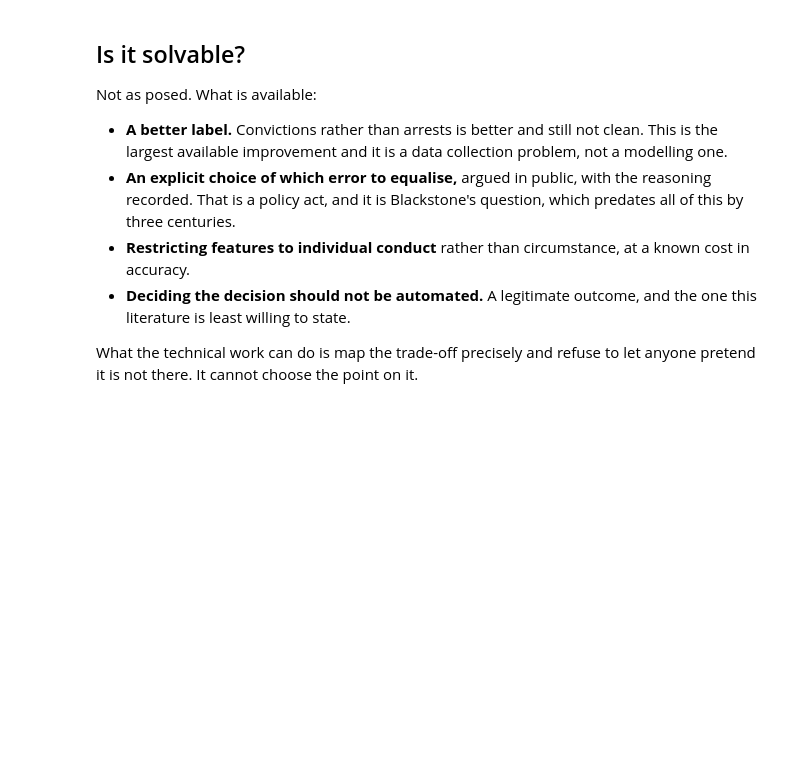
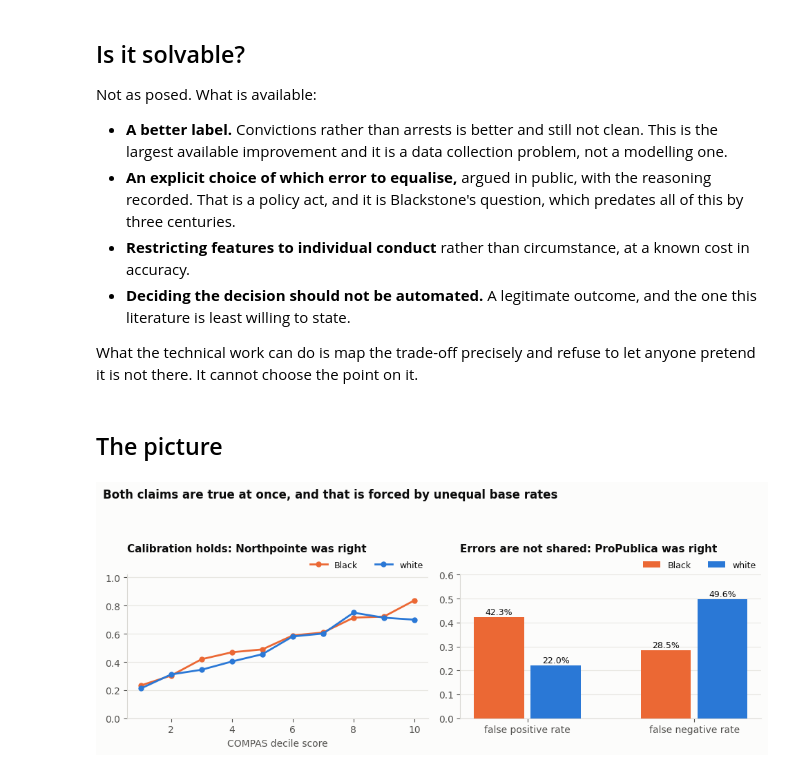
Before and after one commit to alexchilton/eu-ai-act-article10-hr-bias, a Jupyter notebook: notebooks/06_compas_recidivism.ipynb, the cells around one changed output. Drawn from its saved outputs; the diff is of its cells as text; code cells hidden in the pictures; blank space fills up the shorter version.

```diff
--- a/notebooks/06_compas_recidivism.ipynb
+++ b/notebooks/06_compas_recidivism.ipynb
@@ -171,3 +171,62 @@ Not as posed. What is available:
 
 What the technical work can do is map the trade-off precisely and refuse to let
 anyone pretend it is not there. It cannot choose the point on it.
+# %% [markdown]
+## The picture
+# %%
+import matplotlib.pyplot as plt
+
+BLUE, ORANGE, AQUA = '#2a78d6', '#eb6834', '#1baf7a'
+INK, MUTED, SURFACE = '#0b0b0b', '#52514e', '#fcfcfb'
+plt.rcParams.update({'figure.facecolor': SURFACE, 'axes.facecolor': SURFACE,
+                     'font.size': 10, 'axes.titlesize': 11, 'axes.titleweight': 'bold',
+                     'axes.labelcolor': MUTED, 'text.color': INK,
+                     'xtick.color': MUTED, 'ytick.color': MUTED})
+
+
+def tidy(ax, xgrid=True):
+    for s in ('top', 'right'):
+        ax.spines[s].set_visible(False)
+    for s in ('left', 'bottom'):
+        ax.spines[s].set_color('#d8d7d2')
+    ax.grid(axis='x' if xgrid else 'y', color='#e8e7e2', lw=0.8)
+    ax.set_axisbelow(True)
+
+fig, axes = plt.subplots(1, 2, figsize=(9.8, 4.0))
+
+deciles = range(1, 11)
+for race, colour, lab in (('African-American', ORANGE, 'Black'), ('Caucasian', BLUE, 'white')):
+    rates = [df[(df.decile_score == d) & (df.race == race)].two_year_recid.mean()
+             for d in deciles]
+    axes[0].plot(deciles, rates, color=colour, lw=2, marker='o', ms=5, label=lab, zorder=3)
+axes[0].legend(frameon=False, ncol=2, fontsize=9, loc='lower right', bbox_to_anchor=(1.0, 1.0), borderaxespad=0.2)
+tidy(axes[0], xgrid=False)
+axes[0].set_xlabel('COMPAS decile score')
+axes[0].set_title('Calibration holds: Northpointe was right', loc='left', pad=24)
+axes[0].set_ylim(0, 1.02)
+
+metrics = {}
+for race, mask in (('Black', black), ('white', white)):
+    g = df[mask]
+    metrics[race] = (g[g.two_year_recid == 0].high_risk.mean(),
+                     1 - g[g.two_year_recid == 1].high_risk.mean())
+x = np.arange(2)
+axes[1].bar(x - 0.17, metrics['Black'], 0.30, label='Black', color=ORANGE, zorder=3)
+axes[1].bar(x + 0.17, metrics['white'], 0.30, label='white', color=BLUE, zorder=3)
+for xi in x:
+    axes[1].text(xi - 0.17, metrics['Black'][xi] + 0.012,
+                 f"{metrics['Black'][xi]:.1%}", ha='center', fontsize=9, color=INK)
+    axes[1].text(xi + 0.17, metrics['white'][xi] + 0.012,
+                 f"{metrics['white'][xi]:.1%}", ha='center', fontsize=9, color=INK)
+axes[1].set_xticks(x, ['false positive rate', 'false negative rate'])
+axes[1].legend(frameon=False, ncol=2, fontsize=9, loc='lower right', bbox_to_anchor=(1.0, 1.0), borderaxespad=0.2)
+tidy(axes[1], xgrid=False)
+axes[1].set_ylim(0, 0.60)
+axes[1].set_title('Errors are not shared: ProPublica was right', loc='left', pad=24)
+fig.suptitle('Both claims are true at once, and that is forced by unequal base rates',
+             x=0.012, ha='left', fontsize=12, fontweight='bold')
+fig.tight_layout(rect=[0, 0, 1, 0.9])
+plt.savefig('../figures/06_compas.png', dpi=150, bbox_inches='tight')
+plt.show()
+# %% [output]
+[figure, added]
```
Also changed, not shown: 14 other files.
